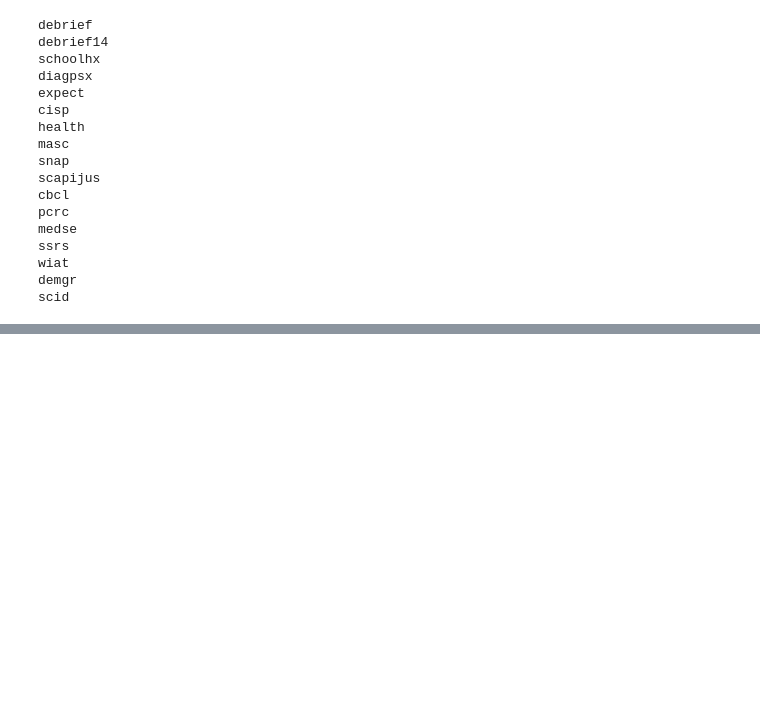
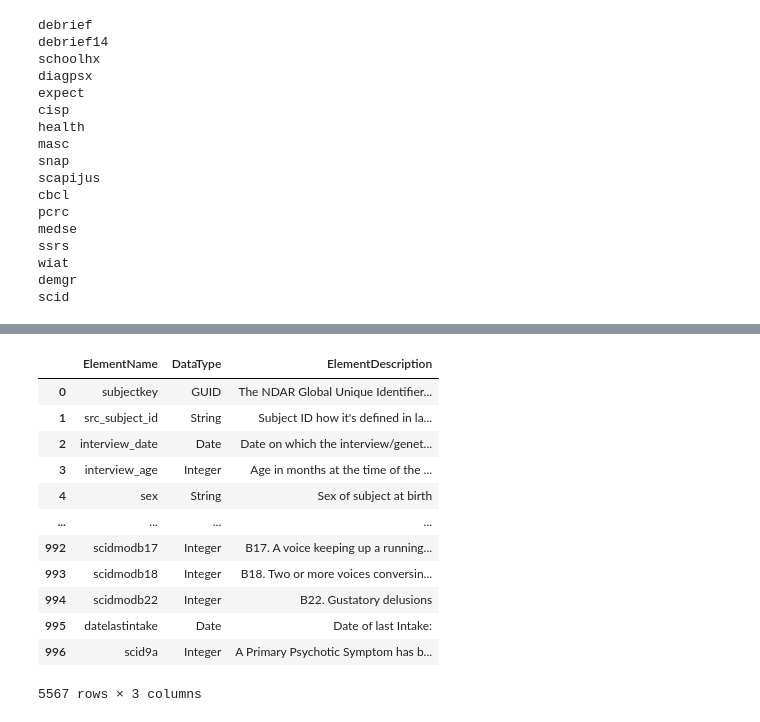
Before and after one commit to ALINA991/ADHD_fMRI, a Jupyter notebook: MTA/ML_analysis_complete.ipynb, the cells around one changed output, grey strips where cells are left out. Cells and saved outputs as stored; diff of their text form; code cells hidden in the pictures; blank space fills up the shorter version.

```diff
--- a/MTA/ML_analysis_complete.ipynb
+++ b/MTA/ML_analysis_complete.ipynb
@@ -359,0 +381,16 @@ plt.show()
+# %%
+info
+# %% [output]
+|  | ElementName | DataType | ElementDescription |
+| 0 | subjectkey | GUID | The NDAR Global Unique Identifier... |
+| 1 | src_subject_id | String | Subject ID how it's defined in la... |
+| 2 | interview_date | Date | Date on which the interview/genet... |
+| 3 | interview_age | Integer | Age in months at the time of the ... |
+| 4 | sex | String | Sex of subject at birth |
+| ... | ... | ... | ... |
+| 992 | scidmodb17 | Integer | B17. A voice keeping up a running... |
+| 993 | scidmodb18 | Integer | B18. Two or more voices conversin... |
+| 994 | scidmodb22 | Integer | B22. Gustatory delusions |
+| 995 | datelastintake | Date | Date of last Intake: |
+| 996 | scid9a | Integer | A Primary Psychotic Symptom has b... |
+5567 rows × 3 columns
```
Also changed, not shown: parts of 13 cells of this notebook, 2 other files.
